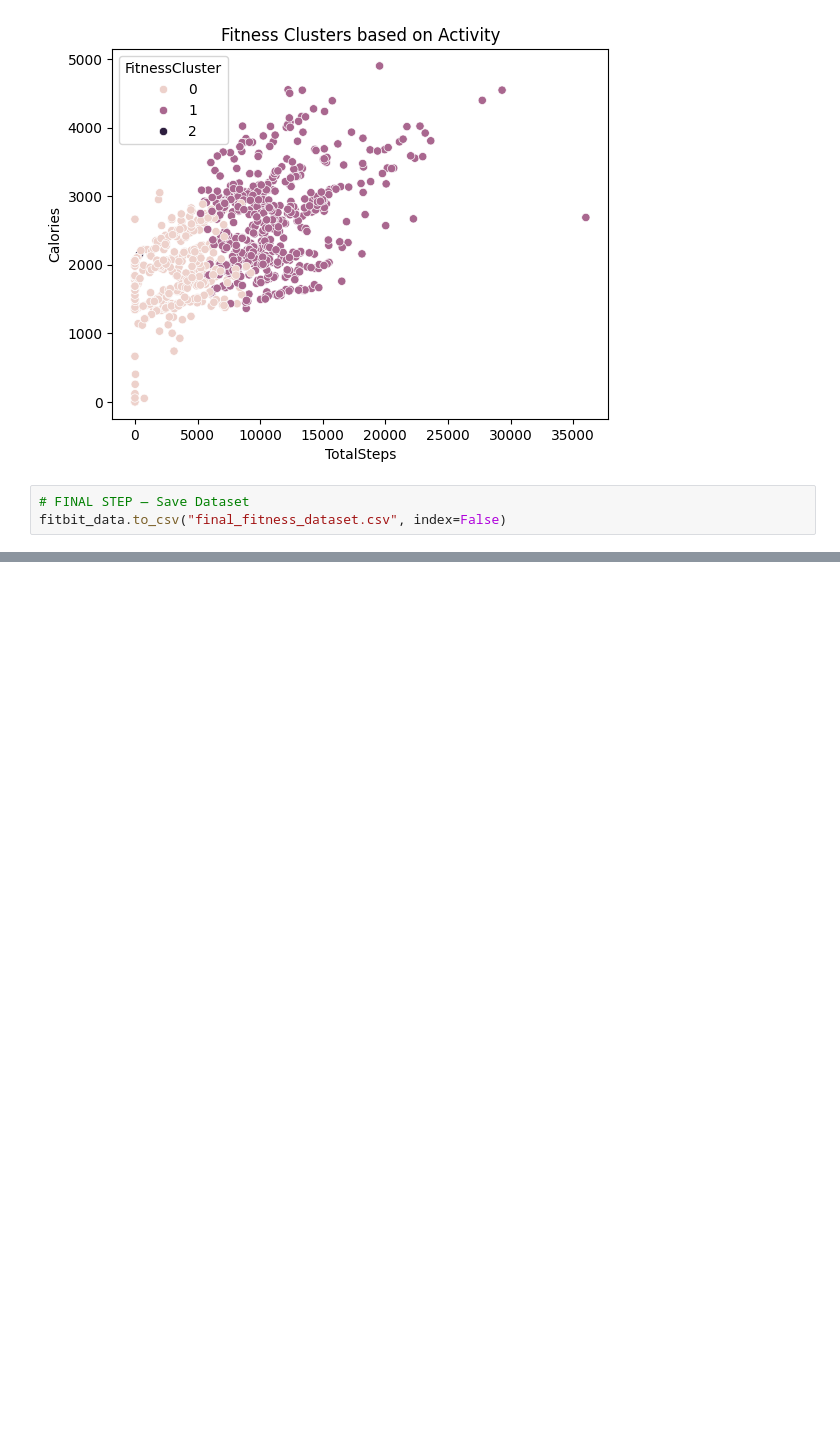
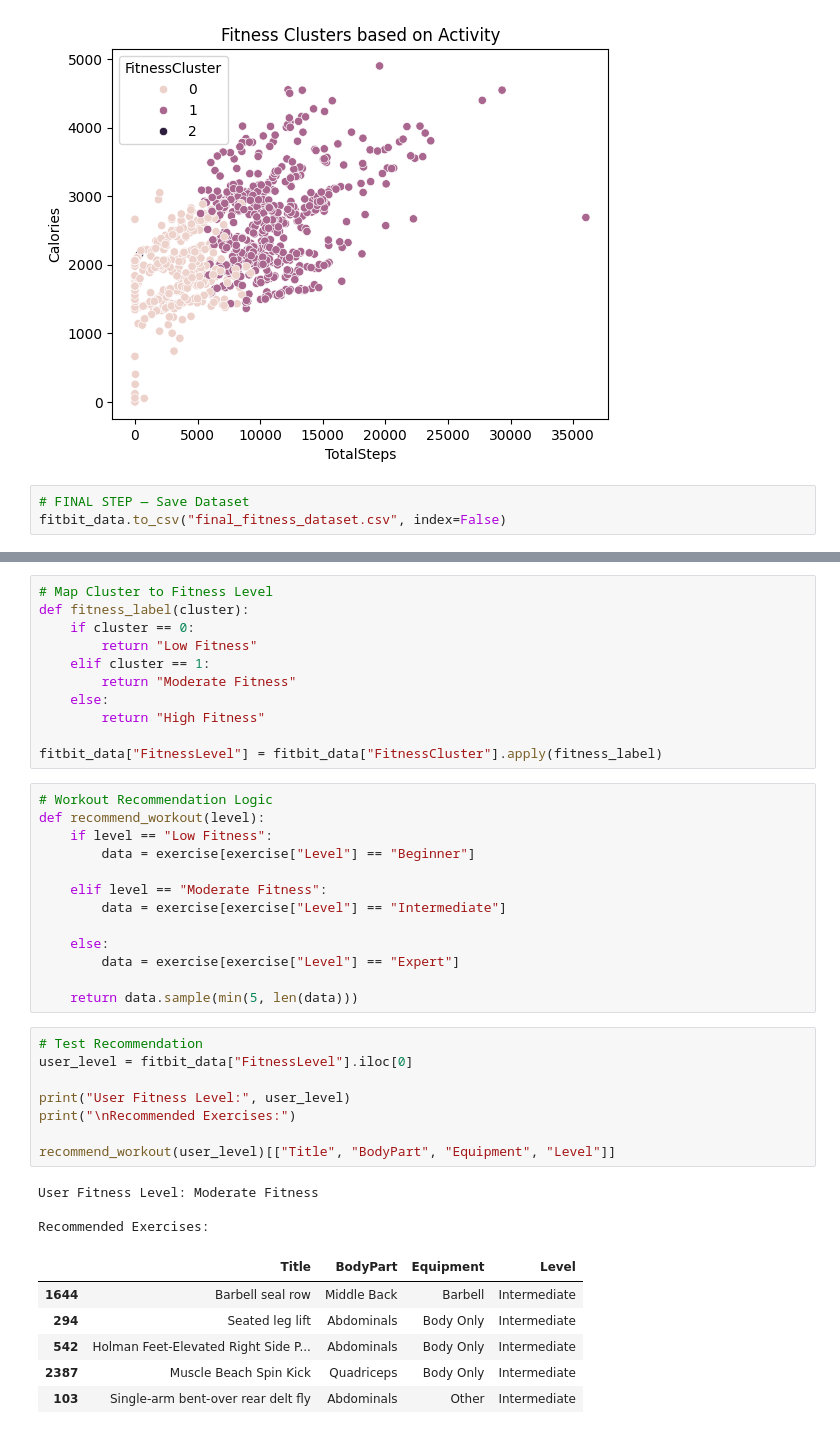
Before and after one commit to raikashifali11/Machine-Learning-Project, a Jupyter notebook: personalized-workout-recommendation.ipynb, the cells around one changed output, grey strips where cells are left out. Saved outputs shown, nothing was run; the diff lists cells and outputs as text; blank space fills up the shorter version.

Commit message:
Kaggle Notebook | Personalized Workout Recommendation | Version 7

```diff
--- a/personalized-workout-recommendation.ipynb
+++ b/personalized-workout-recommendation.ipynb
@@ -1076,0 +1124,42 @@ fitbit_data.to_csv("final_fitness_dataset.csv", index=False)
+# %%
+# Map Cluster to Fitness Level
+def fitness_label(cluster):
+    if cluster == 0:
+        return "Low Fitness"
+    elif cluster == 1:
+        return "Moderate Fitness"
+    else:
+        return "High Fitness"
+
+fitbit_data["FitnessLevel"] = fitbit_data["FitnessCluster"].apply(fitness_label)
+# %%
+# Workout Recommendation Logic
+def recommend_workout(level):
+    if level == "Low Fitness":
+        data = exercise[exercise["Level"] == "Beginner"]
+
+    elif level == "Moderate Fitness":
+        data = exercise[exercise["Level"] == "Intermediate"]
+
+    else:
+        data = exercise[exercise["Level"] == "Expert"]
+
+    return data.sample(min(5, len(data)))
+# %%
+# Test Recommendation
+user_level = fitbit_data["FitnessLevel"].iloc[0]
+
+print("User Fitness Level:", user_level)
+print("\nRecommended Exercises:")
+
+recommend_workout(user_level)[["Title", "BodyPart", "Equipment", "Level"]]
+# %% [output]
+User Fitness Level: Moderate Fitness
+
+Recommended Exercises:
+|  | Title | BodyPart | Equipment | Level |
+| 1644 | Barbell seal row | Middle Back | Barbell | Intermediate |
+| 294 | Seated leg lift | Abdominals | Body Only | Intermediate |
+| 542 | Holman Feet-Elevated Right Side P... | Abdominals | Body Only | Intermediate |
+| 2387 | Muscle Beach Spin Kick | Quadriceps | Body Only | Intermediate |
+| 103 | Single-arm bent-over rear delt fly | Abdominals | Other | Intermediate |
```
Also changed, not shown: parts of 12 cells of this notebook.
